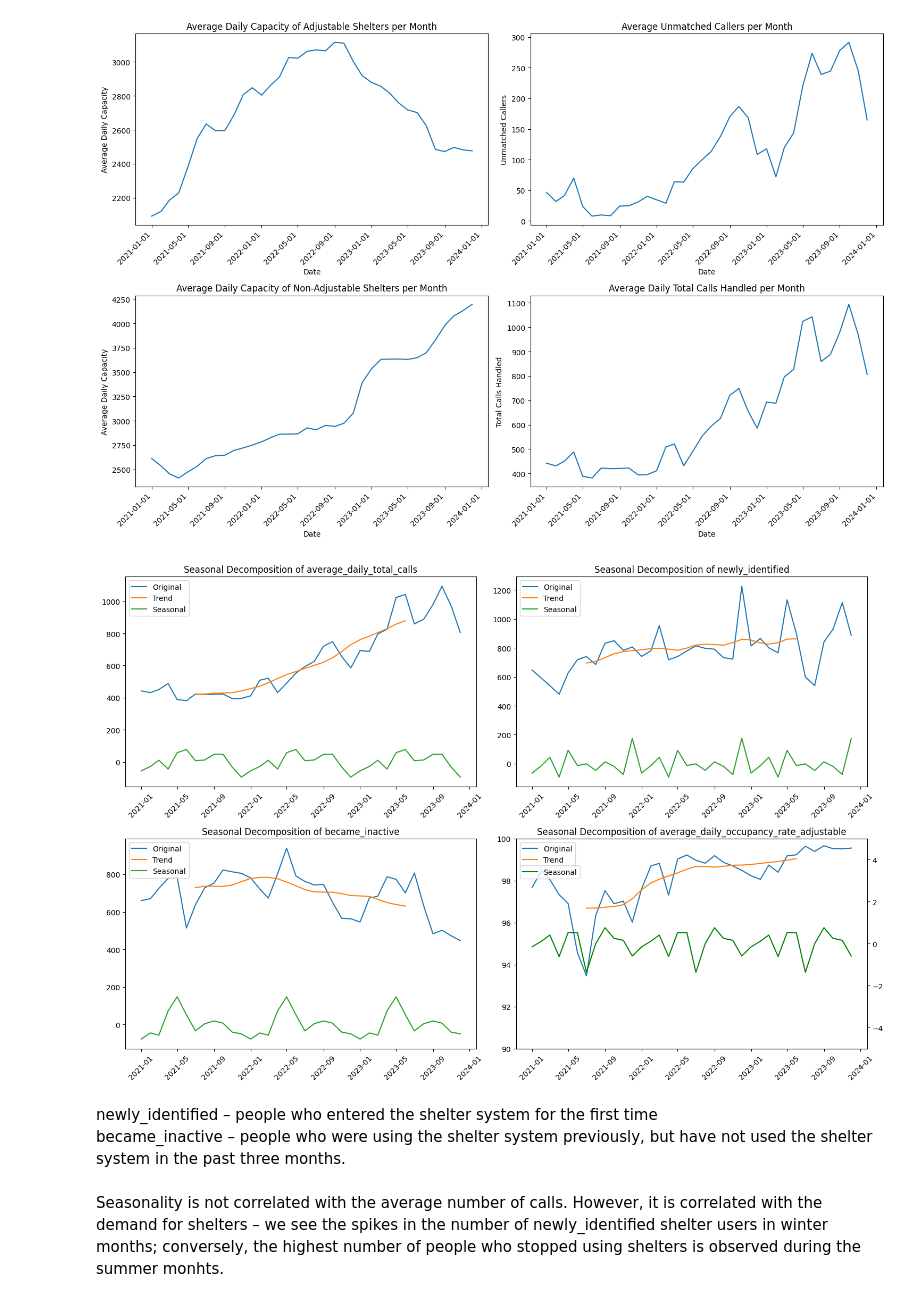
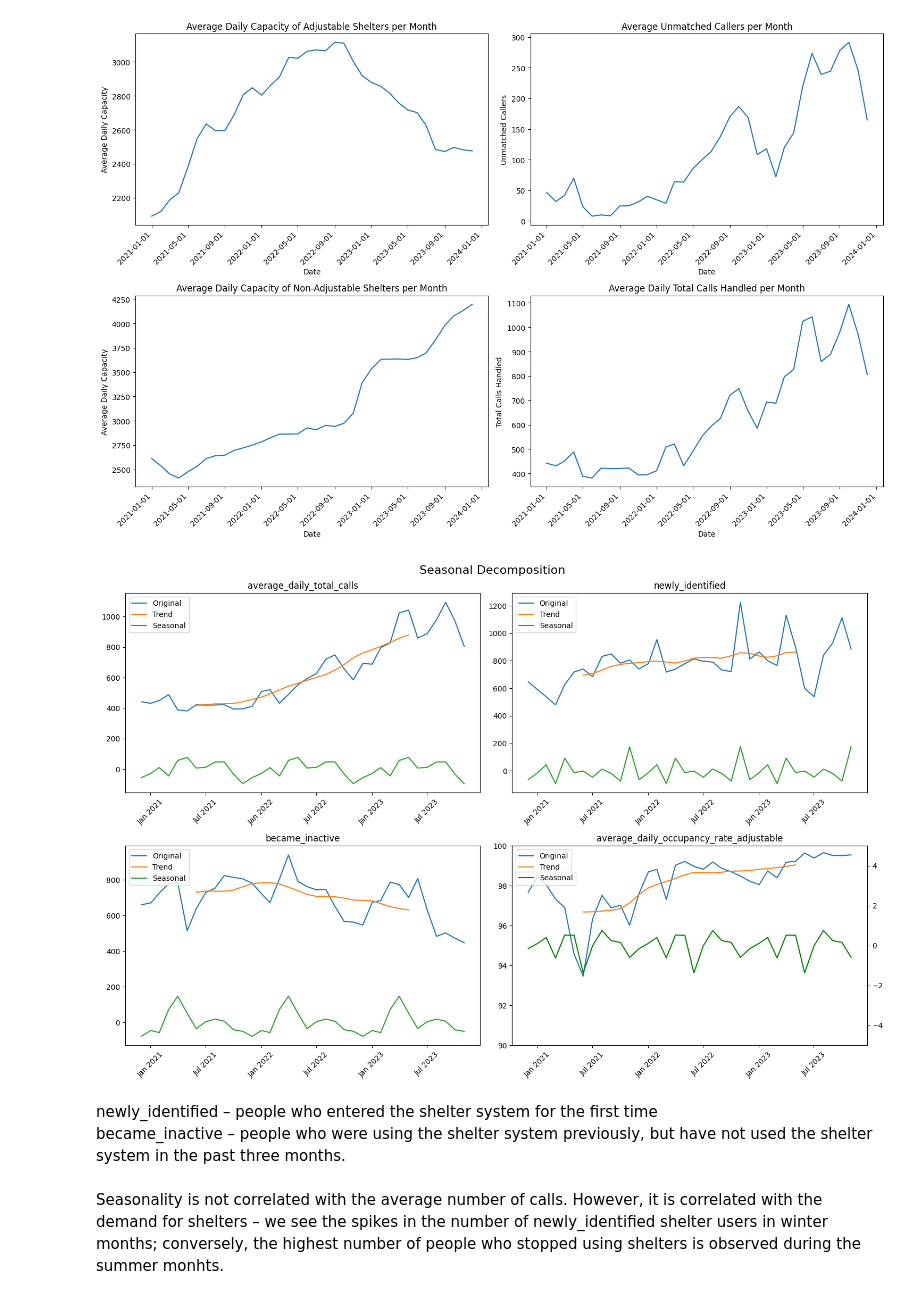
Before and after one commit to pendovka/Toronto-Shelter-Traffic, a Jupyter notebook: Shelter-Demand-Predictor.ipynb, the cells around one changed output. Cells and saved outputs as stored; diff of their text form; code cells hidden in the pictures.

```diff
--- a/Shelter-Demand-Predictor.ipynb
+++ b/Shelter-Demand-Predictor.ipynb
@@ -197,37 +197,42 @@ plt.show()
 # %%
 variables = ['average_daily_total_calls', 'newly_identified', 'became_inactive', 'average_daily_occupancy_rate_adjustable']
 
 fig, axes = plt.subplots(2, 2, figsize=(15, 10))
 axes = axes.flatten()
 
 for i, variable in enumerate(variables):
-    result = seasonal_decompose(merged_calls_occupancy_flow_monthly[variable])
+
+    result = seasonal_decompose(merged_calls_occupancy_flow_monthly[variable], period=12)
 
     axes[i].plot(merged_calls_occupancy_flow_monthly.index, merged_calls_occupancy_flow_monthly[variable], label='Original')
     axes[i].legend()
 
     axes[i].plot(result.trend.index, result.trend, label='Trend')
     axes[i].legend()
 
     if i == len(variables) - 1:
-
         axes[i].set_ylim(90, 100)
         ax2 = axes[i].twinx()
         ax2.plot(result.seasonal.index, result.seasonal, label='Seasonal', color='green')
-        ax2.legend(loc='upper left',bbox_to_anchor=(0.0001, 0.89))
+        ax2.legend(loc='upper left', bbox_to_anchor=(0.0001, 0.89))
         ax2.set_ylim(-5, 5)
 
     else:
         axes[i].plot(result.seasonal.index, result.seasonal, label='Seasonal')
         axes[i].legend(loc='upper left')
 
-    axes[i].tick_params(axis='x', rotation=45)
-    axes[i].set_title(f'Seasonal Decomposition of {variable}')
+    half_year_ticks = pd.date_range(start=result.seasonal.index[0], end=result.seasonal.index[-1], freq='6M')
+    axes[i].set_xticks(half_year_ticks)
+    axes[i].set_xticklabels([tick.strftime('%b %Y') for tick in half_year_ticks], rotation=45)
+
+    axes[i].set_title(f'{variable}')
+
+fig.suptitle('Seasonal Decomposition', fontsize=16)
 
 plt.tight_layout()
 plt.show()
 # %% [output]
-[figure, old version]
+[figure, new version]
 # %% [markdown]
 newly_identified – people who entered the shelter system for the first time <br>
 became_inactive – people who were using the shelter system previously, but have not used the shelter system in the past three months.<br><br>
```
